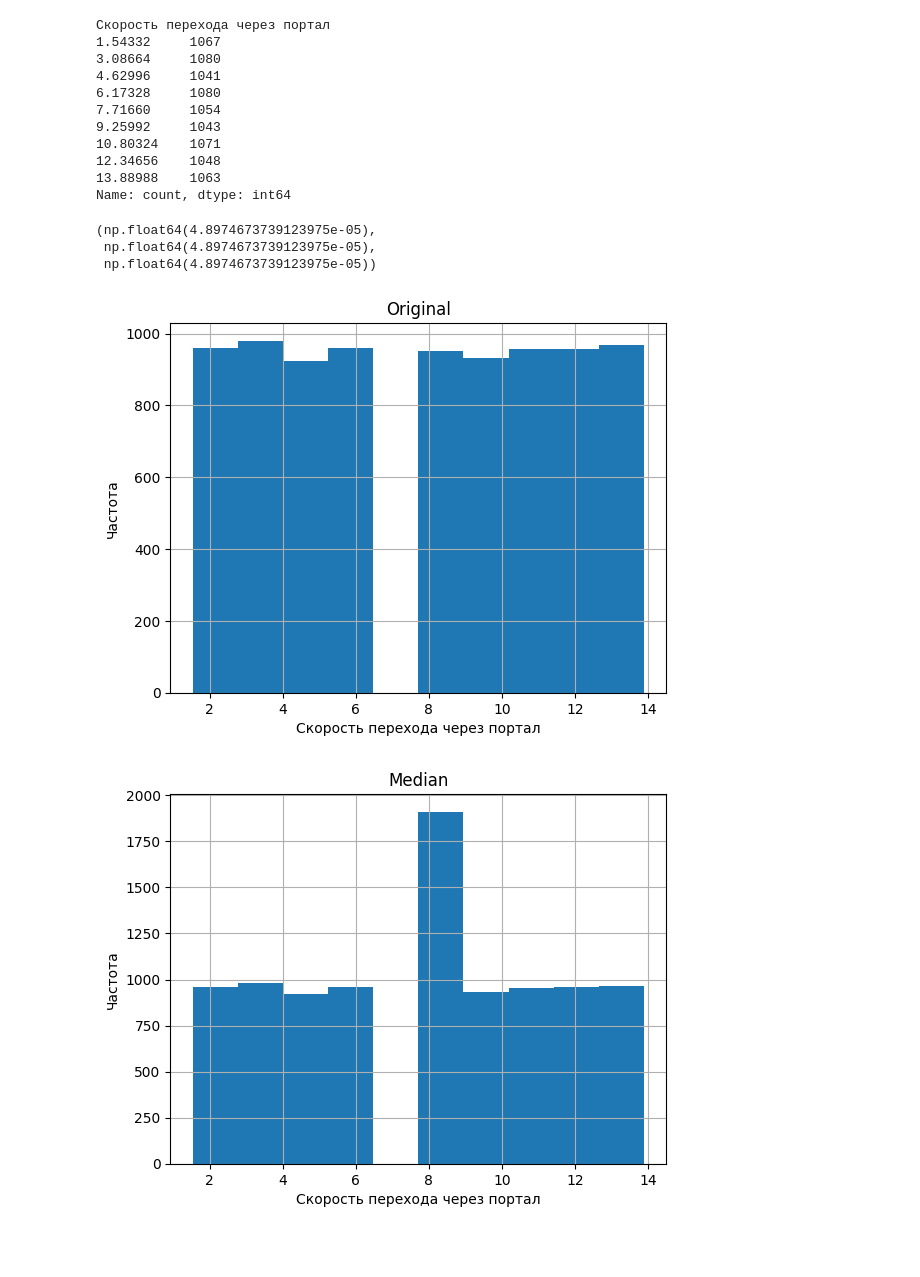
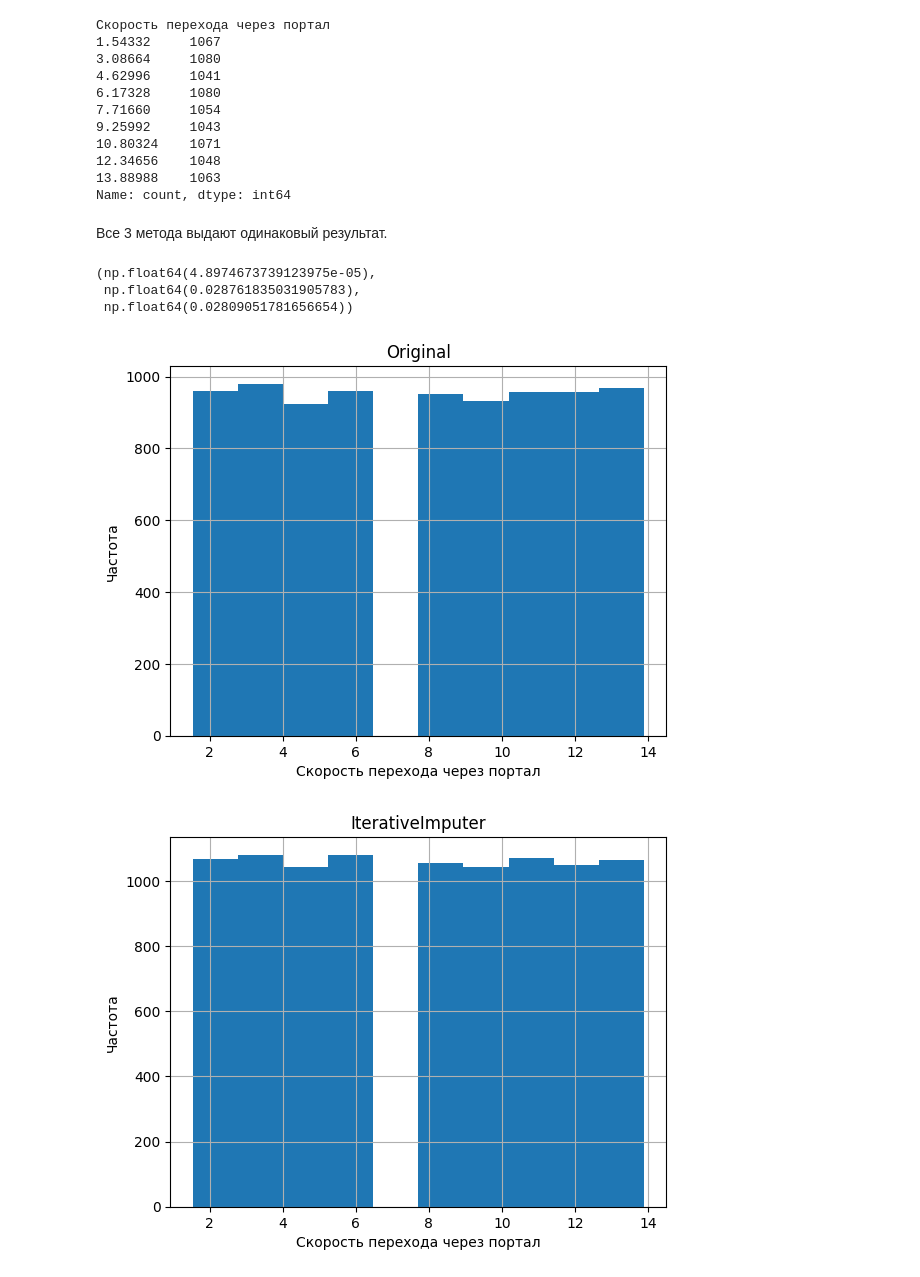
Before and after one commit to Vaiforo/practi5, a Jupyter notebook: labworks.ipynb, the cells around one changed output. Saved outputs shown, nothing was run; the diff lists cells and outputs as text; code cells hidden in the pictures; blank space fills up the shorter version.

```diff
--- a/labworks.ipynb
+++ b/labworks.ipynb
@@ -507,6 +507,6 @@ old_kat_X_test = X_test.copy()
 # %%
-X_train = old_kat_X_train.copy()
-X_test = old_kat_X_test.copy()
+X_train = old_X_train.copy()
+X_test = old_X_test.copy()
 # %%
 from sklearn.preprocessing import OrdinalEncoder
 
@@ -678,9 +697,9 @@ array([ 1.54332,  3.08664,  4.62996,  6.17328,  7.7166 ,  9.25992,
 
 Т.к. процент пропусков 10%, то попробуем заполнить медианой среди дискретных значений, самым часто встречающимся значением.
 # %%
-old_speed_X_train = X_train.copy()
+old_X_train = X_train.copy()
 # %%
-X_train = old_speed_X_train.copy()
+X_train = old_X_train.copy()
 # %%
 X_train_median = X_train.copy()
 X_train_moda = X_train.copy()
@@ -795,7 +814,7 @@ for name, df in datasets.items():
 # %% [markdown]
 Теперь применим машинный подход заполнения пропусков.
 # %%
-X_train = old_speed_X_train.copy()
+X_train = old_X_train.copy()
 # %%
 X_train_KNN = X_train.copy()
 X_train_MICE = X_train.copy()
@@ -936,4 +955,6 @@ X_train_MICE["Скорость перехода через портал"].value_
 12.34656    1048
 13.88988    1063
 Name: count, dtype: int64
+# %% [markdown]
+Все 3 метода выдают одинаковый результат.
 # %%
@@ -954,31 +965,26 @@ p_MICE = get_distribution(
 # %%
-from scipy.stats import entropy
+kl_IterativeImputer = entropy(p_original, p_IterativeImputer)
 
-kl_knn = entropy(p_original, p_KNN)
-kl_IterativeImputer = entropy(p_original, p_IterativeImputer)
-kl_MICE = entropy(p_original, p_MICE)
-
-kl_knn, kl_IterativeImputer, kl_MICE
+kl_IterativeImputer, kl_median, kl_mode
 # %% [output]
 (np.float64(4.8974673739123975e-05),
- np.float64(4.8974673739123975e-05),
- np.float64(4.8974673739123975e-05))
+ np.float64(0.028761835031905783),
+ np.float64(0.02809051781656654))
 # %%
 import matplotlib.pyplot as plt
 
 datasets = {
     "Original": X_train,
-    "Median": X_train_median,
-    "Mode": X_train_moda
+    "IterativeImputer": X_train_IterativeImputer,
 }
 
 for name, df in datasets.items():
     plt.figure()
     df["Скорость перехода через портал"].hist()
     plt.title(name)
     plt.xlabel("Скорость перехода через портал")
     plt.ylabel("Частота")
     plt.show()
 # %% [output]
 [figure]
-[figure, old version]
+[figure, new version]
```
Also changed, not shown: parts of 40 cells of this notebook, 1 other file.
